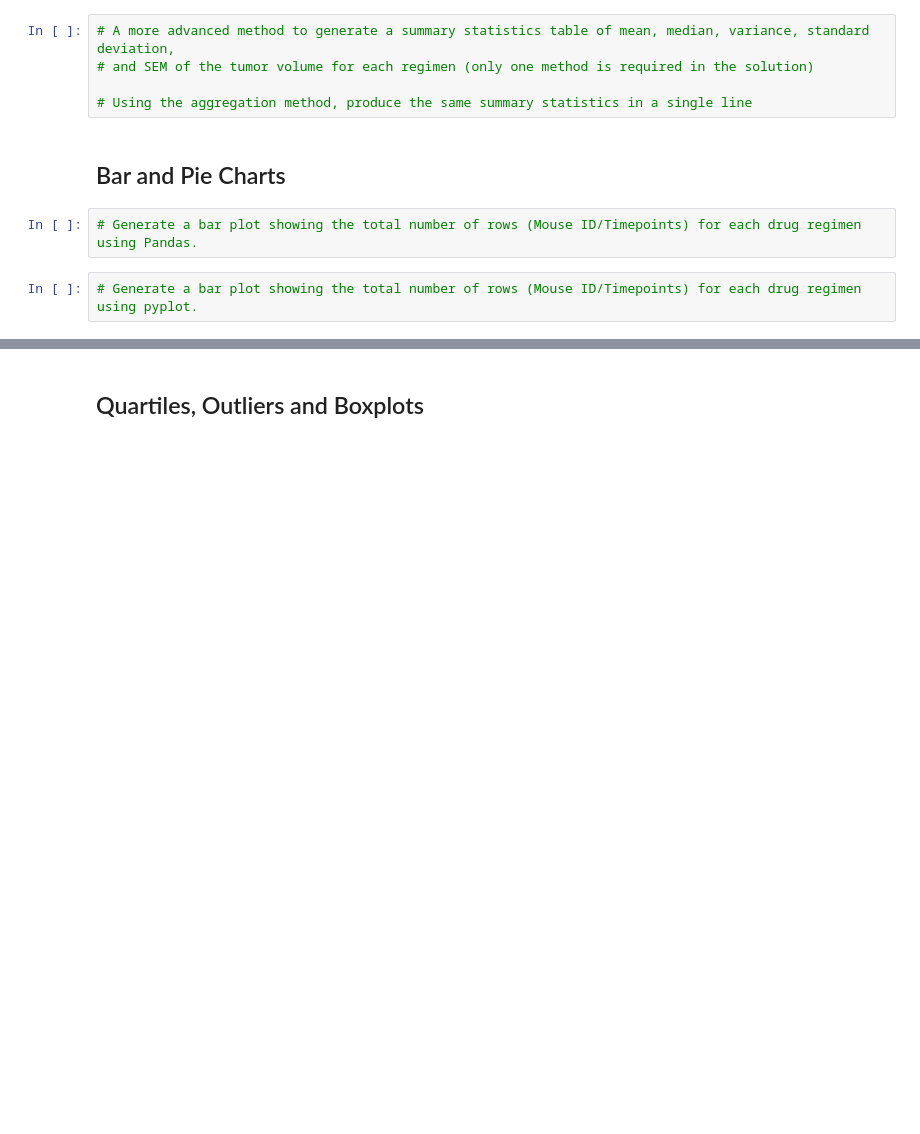
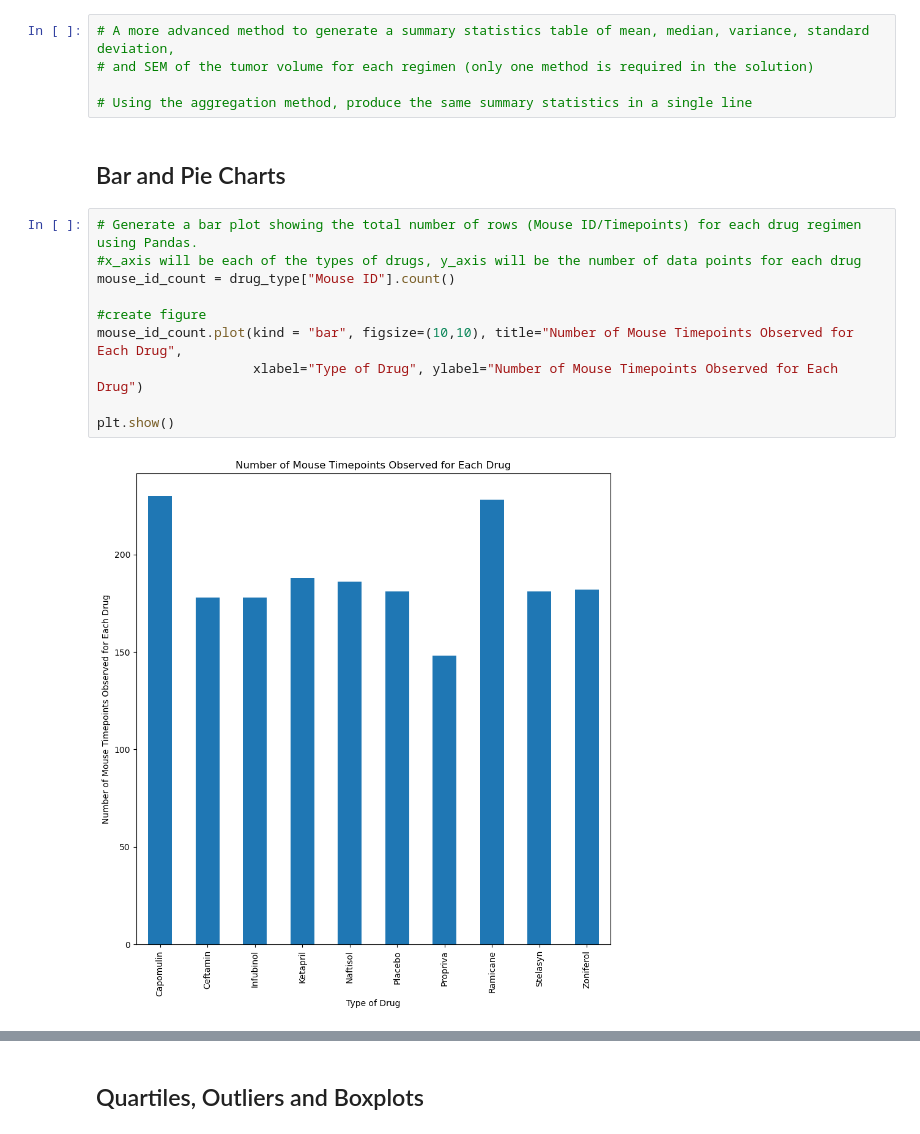
Before and after one commit to annabitzer/pymaceuticals_challenge, a Jupyter notebook: Pymaceuticals/pymaceuticals_module.ipynb, the cells around one changed output, grey strips where cells are left out. Drawn from its saved outputs; the diff is of its cells as text; blank space fills up the shorter version.

Commit message:
Bar charts and pie charts done

```diff
--- a/Pymaceuticals/pymaceuticals_module.ipynb
+++ b/Pymaceuticals/pymaceuticals_module.ipynb
@@ -111,7 +112,15 @@ drug_summary
 # Using the aggregation method, produce the same summary statistics in a single line
 # %% [markdown]
 ## Bar and Pie Charts
-# %%
-# Generate a bar plot showing the total number of rows (Mouse ID/Timepoints) for each drug regimen using Pandas.
-# %%
-# Generate a bar plot showing the total number of rows (Mouse ID/Timepoints) for each drug regimen using pyplot.
+# %%
+# Generate a bar plot showing the total number of rows (Mouse ID/Timepoints) for each drug regimen using Pandas.
+#x_axis will be each of the types of drugs, y_axis will be the number of data points for each drug
+mouse_id_count = drug_type["Mouse ID"].count()
+
+#create figure
+mouse_id_count.plot(kind = "bar", figsize=(10,10), title="Number of Mouse Timepoints Observed for Each Drug",
+                    xlabel="Type of Drug", ylabel="Number of Mouse Timepoints Observed for Each Drug")
+
+plt.show()
+# %% [output]
+[figure, added]
```
Also changed, not shown: parts of 5 cells of this notebook.
